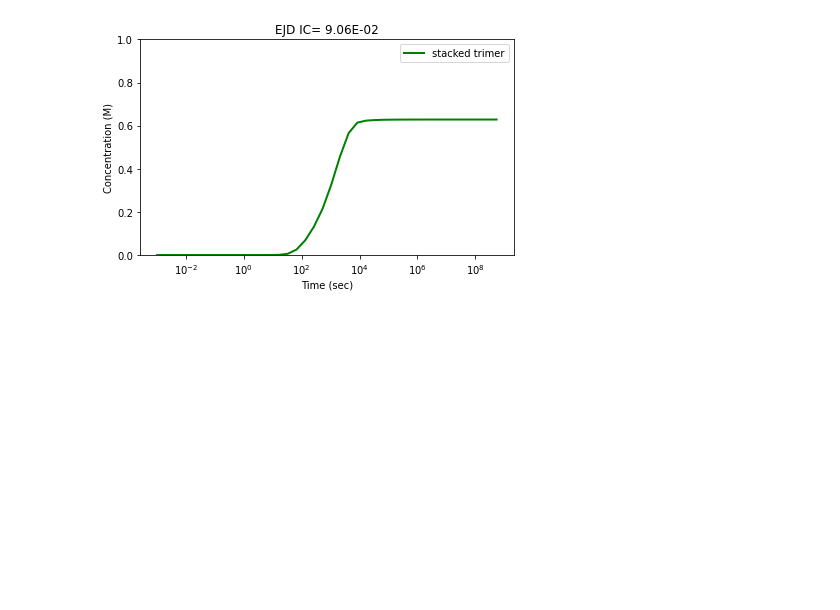
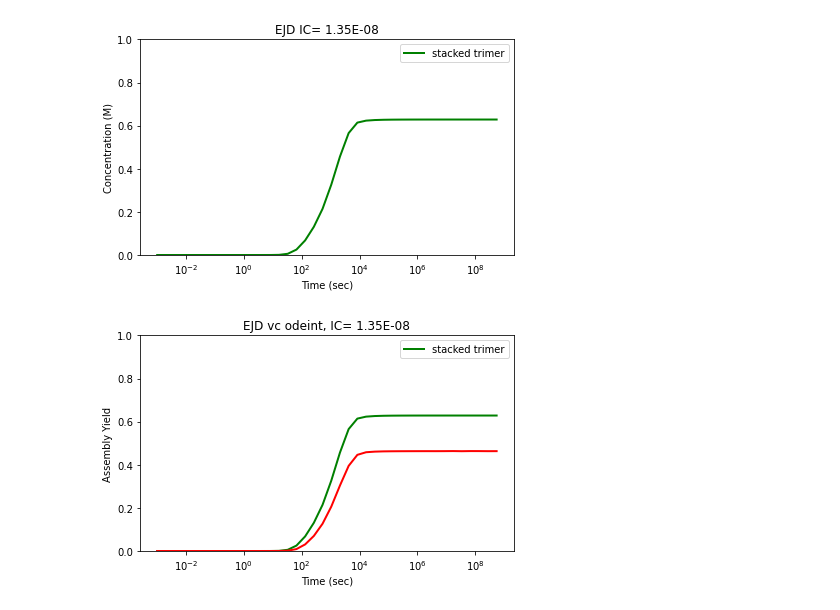
Before and after one commit to llagunes-324B21/Persephone_SR, a Jupyter notebook: March_2022/LL_SR_03202022.ipynb, the cells around one changed output. Drawn from its saved outputs; the diff is of its cells as text; code cells hidden in the pictures; blank space fills up the shorter version.

```diff
--- a/March_2022/LL_SR_03202022.ipynb
+++ b/March_2022/LL_SR_03202022.ipynb
@@ -226,7 +244,6 @@ plt.legend(["stacked trimer"],loc='best')
 # compare EJD solutions to python slns
 
 # --- load EJD matrix ---
-
 trial1=np.loadtxt('results_1.35e-8.dat', delimiter = '\t') # this is the matrix
 # data in the following form:
 # columns are the species assembly yield (12 species)
@@ -235,7 +252,7 @@ trial1=np.loadtxt('results_1.35e-8.dat', delimiter = '\t') # this is the matrix
 tVec_EJD = trial1[:,0];
 xStkTrm_EJD = trial1[:,-1] # the fully stacked trimer
 
-IC_1=1.35**-8
+IC_1=1.35*10**-8
 ICFormat = format(IC_1,'.2E')
 
 # --- plot EJD AY for X11 ---
@@ -262,0 +273,46 @@ plt.savefig('EJD_SR_AY_IC_1.35E-8_0327.png')
+# %%
+# ---------------------------------------------------
+# --- EJD comparison ---
+# ---------------------------------------------------
+
+# compare EJD solutions to python slns by passing in the time vector to the odeint solver
+# then taking the difference in the AY values and plotting the difference/errors
+
+# --- load EJD matrix ---
+trial1=np.loadtxt('results_1.35e-8.dat', delimiter = '\t') # this is the matrix
+# data in the following form:
+# columns are the species assembly yield (12 species)
+# the rows correspond to that time point which are all listed in column 1
+
+tVec_EJD = trial1[:,0];
+xStkTrm_EJD = trial1[:,-1] # the fully stacked trimer
+
+# --- pass in time vector ---
+# Now, integrate the ODEs and put the results in \"solution\"
+solution = odeint(stackedTrimer,states_0,tVec_EJD,rtol = 1e-12, atol = 1e-12)
+
+# --- extract the x11 species to compare with EJD values ---
+xStkTrm_tps = solution[:,-1] # the fully stacked trimer
+Yn_tr1 = calcAY24hrs(IC_1,xStkTrm_tps)
+# --- calcualte difference between solns ---
+diffX11 = Yn_tr1-xStkTrm_EJD
+#print(diffX11)
+
+# --- plot AY ---
+IC_1=1.35*10**-8
+ICFormat = format(IC_1,'.2E')
+
+plt.semilogx(tVec_EJD,xStkTrm_EJD,'g-',linewidth=2)
+plt.semilogx(tVec_EJD,Yn_tr1, 'r-', linewidth=2 )
+x1,x2,y1,y2 = plt.axis(); plt.axis((x1,x2,0,1))
+
+plt.title('EJD vc odeint, IC= '+ ICFormat)
+plt.xlabel('Time (sec)')
+plt.ylabel('Assembly Yield')
+plt.legend(["stacked trimer"],loc='best')
+#plt.show()
+
+plt.tight_layout()
+plt.savefig('EJDvsODEINT_SR_AY_IC_1.35E-8_0327.png')
+# %% [output]
+[figure, added]
```
Also changed, not shown: parts of 4 cells of this notebook.
